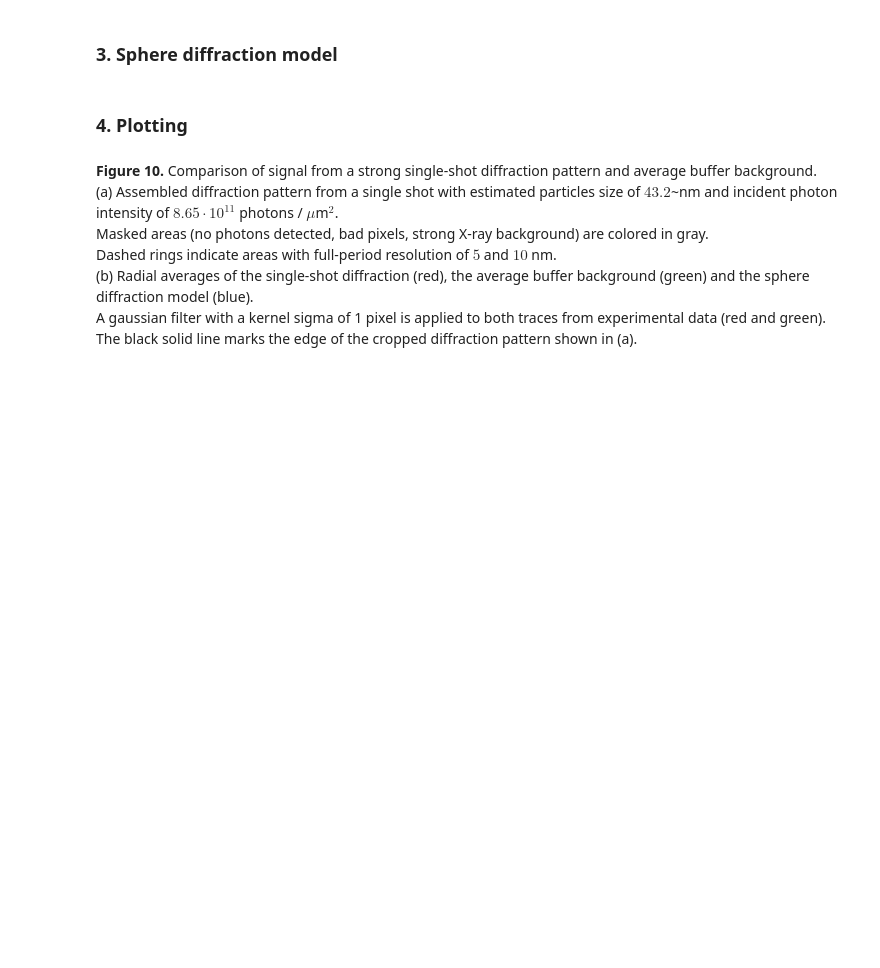
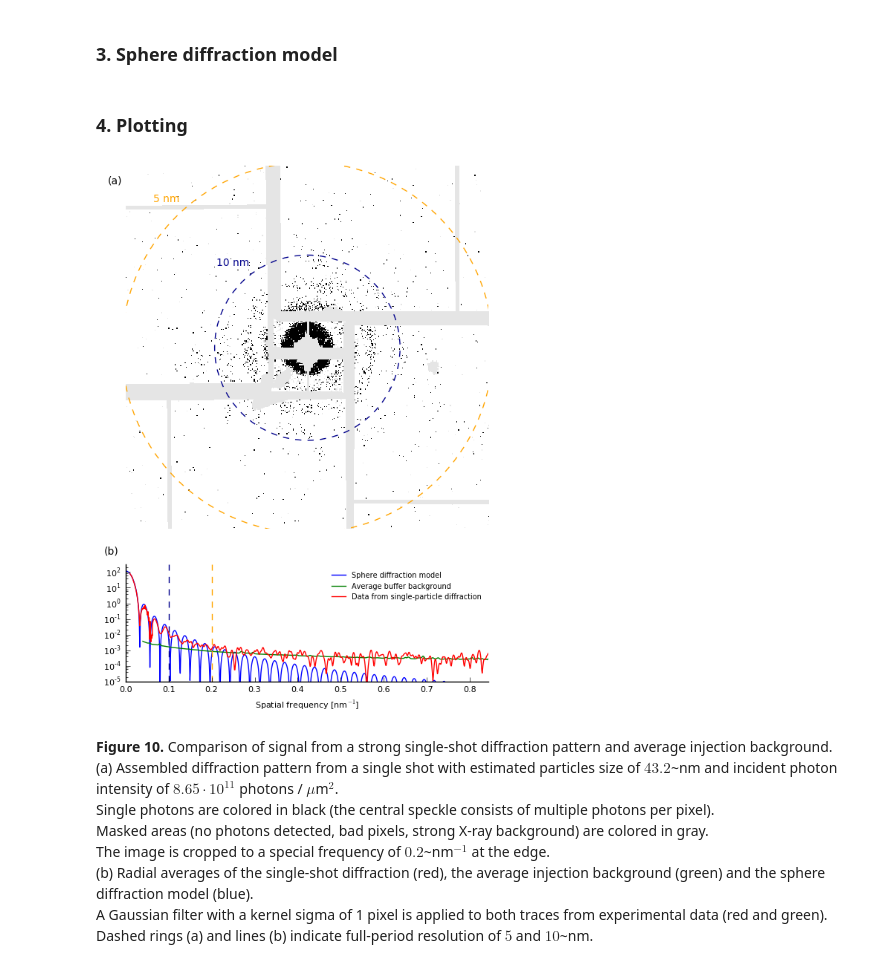
Before and after one commit to cnettel/cxic9714-analysis, a Jupyter notebook: ipynb/fig10_signal_resolution.ipynb, the cells around one changed output. Cells and saved outputs as stored; diff of their text form; code cells hidden in the pictures; blank space fills up the shorter version.

```diff
--- a/ipynb/fig10_signal_resolution.ipynb
+++ b/ipynb/fig10_signal_resolution.ipynb
@@ -132,67 +132,80 @@ ysignal = ndimage.gaussian_filter1d(ysignal,2)
 # %%
 plot = plotting.Plot(fontsize=8, rows=4, cols=3, exclude=range(12), aspect=1,
                      colorbar=False, legend=True, legend_frameon=False, save_pdf=True)
-plot.add_axes((0,1),3,3, hfrac=0.95, padx=-0.02, pady=0.01)
-plot.add_axes((2,1),1,3, hfrac=0.95, wfrac=0.1, padx=0.7, pady=0.01)
+plot.add_axes((0,1),3,3, hfrac=1, padx=0, pady=0.05)
+#plot.add_axes((2,1),1,3, hfrac=0.95, wfrac=0.1, padx=0.7, pady=0.01)
 plot.add_axes((0,0),3,1)
 
 plot.title_label = 5*['']
-plot.xlabel = 2*[''] + [r'Spatial frequency [nm$^{-1}$]'] + 2*['']
+plot.xlabel = 1*[''] + [r'Spatial frequency [nm$^{-1}$]'] + 2*['']
 plot.ylabel = 2*[''] + [r'Intensity [photons / pixel / frame]'] + 2*['']
 plot.colorbar_label = r'Intensity [photons / pixel]'
 
 # Plotting assembled diffraction pattern
 plot.axes[0] = plot.set_axes_layout(plot.axes[0], visible=False)
 plot.plotting_a_map(0, (signal_data)[c-48:-c+6,c-34:-c+20],
                     mask=signal_mask[c-48:-c+6,c-34:-c+20],
-                    cmap='discrete', vmin=1, vmax=4, log=False,
-                    discrete_colors=3, under='w', bad='0.9', colorbar=True, cax=plot.axes[1])
-plot.cb.ax.tick_params(length=0, width=0)
-plot.cb.set_ticks([1.5,2.5,3.5])
-plot.cb.set_ticklabels(['1', '2', '$\mathbf{\geq}$ 3'])
-plot.cb.outline.set_visible(False)
+                    cmap='discrete', vmin=1, vmax=2, log=False,
+                    discrete_colors=1, under='w', bad='0.9')#, colorbar=True, cax=plot.axes[1])
+#plot.cb.ax.tick_params(length=0, width=0)
+#plot.cb.set_ticks([1.5,2.5,3.5])
+#plot.cb.set_ticklabels(['1', '2', '$\mathbf{\geq}$ 3'])
+#plot.cb.outline.set_visible(False)
 plot.plotting_a_circle(0, q_to_x(1./5., distance_front), 200,200,
-                       color='orange', linestyle='dashed', width=1, label='5 nm')
+                       color='orange', linestyle='dashed', width=1, label=None)
 plot.plotting_a_circle(0, q_to_x(1./10., distance_front), 200,200,
-                       color='darkblue', linestyle='dashed', width=1, label='10 nm')
-plot.axes[0].text(-25, 10, '(a)', va='top', ha='left', fontsize=10)
+                       color='darkblue', linestyle='dashed', width=1, label=None)
+plot.axes[0].text(30, 30, '5 nm', va='top', ha='left', fontsize=10, color='orange')
+plot.axes[0].text(100, 100, '10 nm', va='top', ha='left', fontsize=10, color='darkblue')
+plot.axes[0].text(-20, 10, '(a)', va='top', ha='left', fontsize=10)
+plot.axes[0].spines['top'].set_visible(False)
+plot.axes[0].spines['bottom'].set_visible(False)
+plot.axes[0].spines['left'].set_visible(False)
+plot.axes[0].spines['right'].set_visible(False)
 
 # Legend for resolution rings
-import matplotlib.lines as mlines
-orange_line   = mlines.Line2D([], [], color='orange',   marker=None, lw=1, linestyle='dashed', label='5 nm')
-darkblue_line = mlines.Line2D([], [], color='darkblue', marker=None, lw=1, linestyle='dashed', label='10 nm')
-lines  = [orange_line, darkblue_line]
-labels = [line.get_label() for line in lines]
-plot.axes[0].legend(lines, labels, prop={'size':plot.fontsize-1}, loc=1, numpoints=1, markerscale=2, frameon=True)
+#import matplotlib.lines as mlines
+#orange_line   = mlines.Line2D([], [], color='orange',   marker=None, lw=1, linestyle='dashed', label='5 nm')
+#darkblue_line = mlines.Line2D([], [], color='darkblue', marker=None, lw=1, linestyle='dashed', label='10 nm')
+#lines  = [orange_line, darkblue_line]
+#labels = [line.get_label() for line in lines]
+#plot.axes[0].legend(lines, labels, prop={'size':plot.fontsize-1}, loc=1, numpoints=1, markerscale=2, frameon=True)
 
 # Plotting radial averages
-plot.plotting_traces(2,
+plot.plotting_traces(1,
                      [xfit, xbg3, xbg4, xsignal],
                      [yfit, ybg3, ybg4, ysignal],
                      [r'Sphere diffraction model', None, 'Average buffer background', 'Data from single-particle diffraction'],
                      linestyles=['-', '-', '-', '-'],
                      linewidths=[1,0,1,1], xlim=[0,x_to_q(1746/2., distance_front, pixelsize)], ylim=[1e-5,300],
                      markersize=2, markers=['None', 'None', 'None', 'None',],
                      mecs=['b', 'g', 'g', 'r'], mfcs=['b', 'g', 'g', 'r'],
                      colors=['b', 'g', 'g', 'r'], alphas=[1,1,1,1,1],
                      logx=False, logy=True)
 
 #plot.axes[2].axvline(x_to_q(200., distance_front, pixelsize), color='k', ls='-')
-plot.axes[2].axvline(1/(5.), color='orange', ls='--')
-plot.axes[2].axvline(1/(10.), color='darkblue', ls='--')
-plot.axes[2].text(-0.05, 150, '(b)', va='top', ha='left', fontsize=10)
-plot.axes[2].yaxis.set_label_position('right')
-plot.axes[2].tick_params(labelleft='off', labelright='on')
+plot.axes[1].axvline(1/(5.), color='orange', ls='--')
+plot.axes[1].axvline(1/(10.), color='darkblue', ls='--')
+plot.axes[1].text(-0.05, 5000, '(b)', va='top', ha='left', fontsize=10)
+#plot.axes[1].yaxis.set_label_position('right')
+plot.axes[1].tick_params(axis='y', which='both', labelleft='on', labelright='off', right='off')
+plot.axes[1].tick_params(top='off', labeltop='off', labelbottom='on')
+plot.axes[1].spines['top'].set_visible(False)
+plot.axes[1].spines['right'].set_visible(False)
+
 
 # Save plot
-plot.save(plotdir + '/fig_signal_vs_noise.pdf')
+#plot.save(plotdir + '/fig_signal_vs_noise.pdf')
 plot.show()
+# %% [output]
+[figure, added]
 # %% [markdown]
 **Figure 10.**
-Comparison of signal from a strong single-shot diffraction pattern and average buffer background.
+Comparison of signal from a strong single-shot diffraction pattern and average injection background.
 (a) Assembled diffraction pattern from a single shot with estimated particles size of $43.2$~nm and incident photon intensity of $8.65\cdot 10^{11}$ photons / $\mu$m$^2$.
+Single photons are colored in black (the central speckle consists of multiple photons per pixel).
 Masked areas (no photons detected, bad pixels, strong X-ray background) are colored in gray.
-Dashed rings indicate areas with full-period resolution of $5$ and $10$ nm.
-(b) Radial averages of the single-shot diffraction (red), the average buffer background (green) and the sphere diffraction model (blue).
-A gaussian filter with a kernel sigma of 1 pixel is applied to both traces from experimental data (red and green).
-The black solid line marks the edge of the cropped diffraction pattern shown in (a).
+The image is cropped to a special frequency of $0.2$~nm$^{-1}$ at the edge.
+(b) Radial averages of the single-shot diffraction (red), the average injection background (green) and the sphere diffraction model (blue).
+A Gaussian filter with a kernel sigma of 1 pixel is applied to both traces from experimental data (red and green).
+Dashed rings (a) and lines (b) indicate full-period resolution of $5$ and $10$~nm.
```
Also changed, not shown: parts of 1 cell of this notebook, 10 other files.
